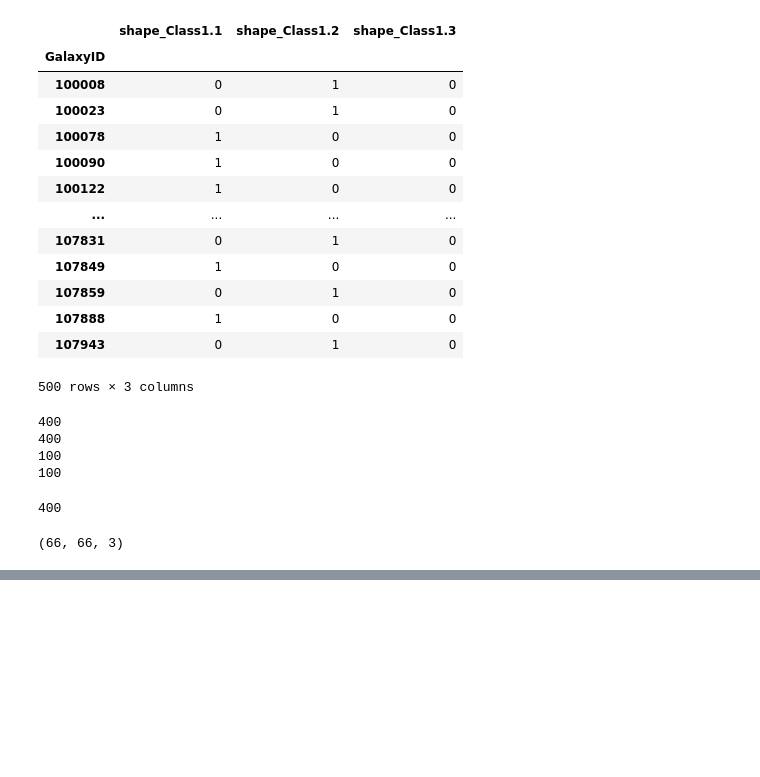
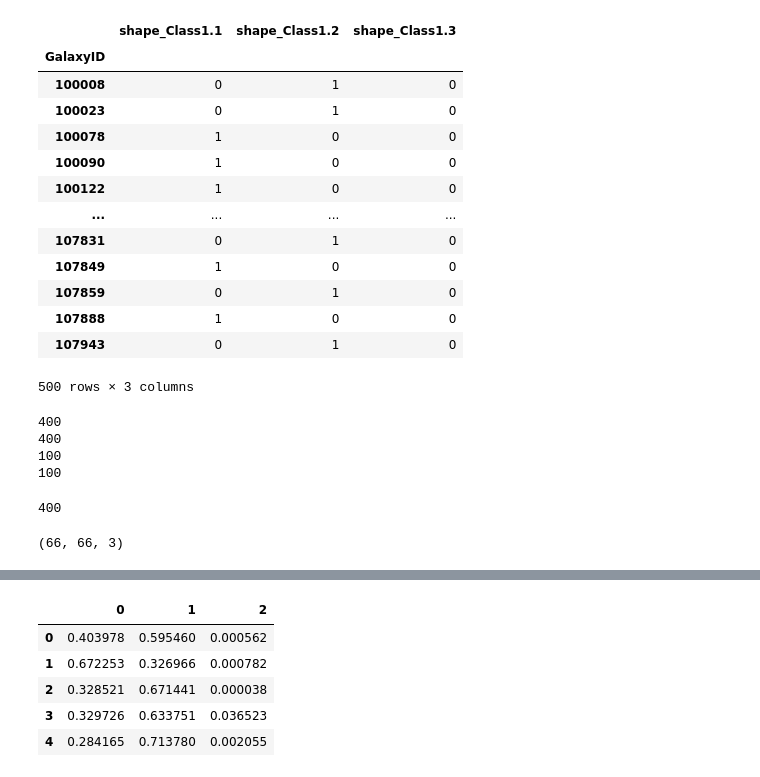
Before and after one commit to laurent-33/Vision-04-zoo, a Jupyter notebook: 05_galaxy_nn_model.ipynb, the cells around one changed output, grey strips where cells are left out. Drawn from its saved outputs; the diff is of its cells as text; code cells hidden in the pictures; blank space fills up the shorter version.

```diff
--- a/05_galaxy_nn_model.ipynb
+++ b/05_galaxy_nn_model.ipynb
@@ -74,3 +82,7 @@ X_train[0].shape
 # %% [output]
 400
 (66, 66, 3)
+# %%
+X_train = np.array(X_train)
+# %%
+x_val = np.array(x_val)
@@ -76,0 +186,2 @@ X_train[0].shape
+# %%
+y_predict = model2.predict(x_val)
@@ -76,0 +192,11 @@ X_train[0].shape
+# %%
+y_predict = pd.DataFrame(y_predict)
+y_predict.columns = ['0','1','2']
+y_predict.head()
+# %% [output]
+|  | 0 | 1 | 2 |
+| 0 | 0.403978 | 0.595460 | 0.000562 |
+| 1 | 0.672253 | 0.326966 | 0.000782 |
+| 2 | 0.328521 | 0.671441 | 0.000038 |
+| 3 | 0.329726 | 0.633751 | 0.036523 |
+| 4 | 0.284165 | 0.713780 | 0.002055 |
```
Also changed, not shown: parts of 16 cells of this notebook, 2 other files.
